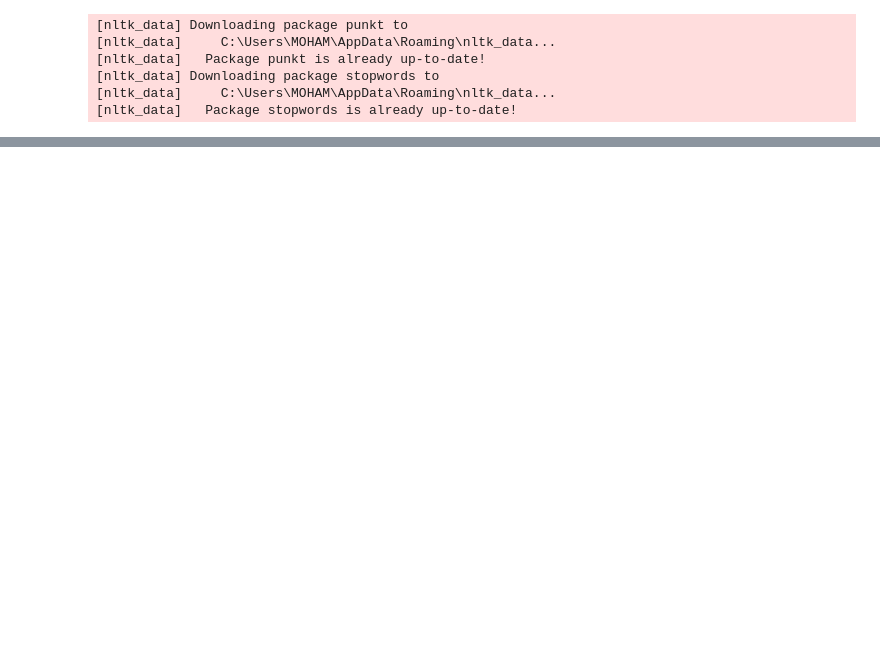
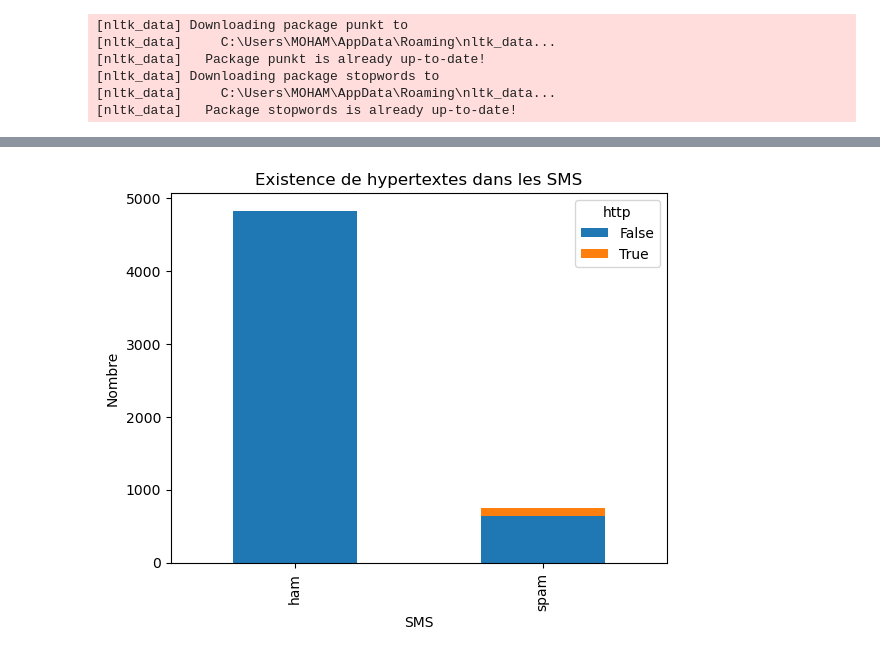
Before and after one commit to COMEWLECOME/Spam_Mohammed-Reda, a Jupyter notebook: SpamProject.ipynb, the cells around one changed output, grey strips where cells are left out. Saved outputs shown, nothing was run; the diff lists cells and outputs as text; code cells hidden in the pictures; blank space fills up the shorter version.

```diff
--- a/SpamProject.ipynb
+++ b/SpamProject.ipynb
@@ -110,0 +167,11 @@ def features(df):
+# %%
+#Existence de hypertextes dans les SMS
+pivot_table = dfModel[['type', 'http']].pivot_table(index='type', columns='http', aggfunc=len, fill_value=0)
+pivot_table.plot(kind='bar', stacked=True)
+
+plt.title('Existence de hypertextes dans les SMS')
+plt.xlabel('SMS')
+plt.ylabel('Nombre')
+plt.show()
+# %% [output]
+[figure, added]
```
Also changed, not shown: parts of 31 cells of this notebook, 11 other files.
